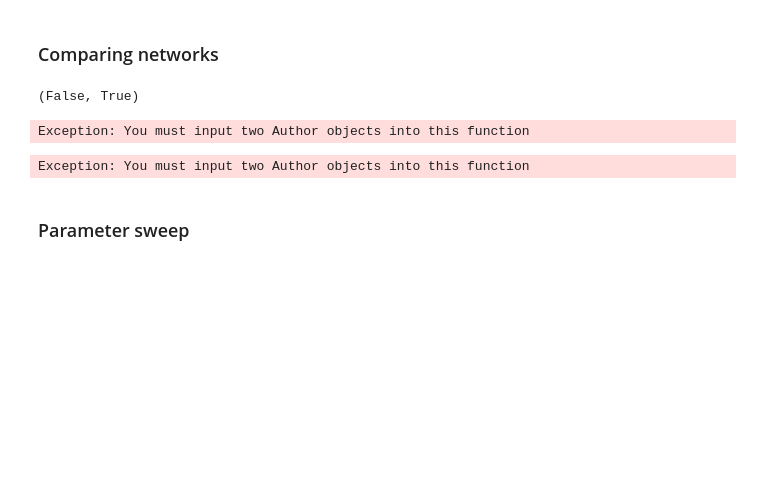
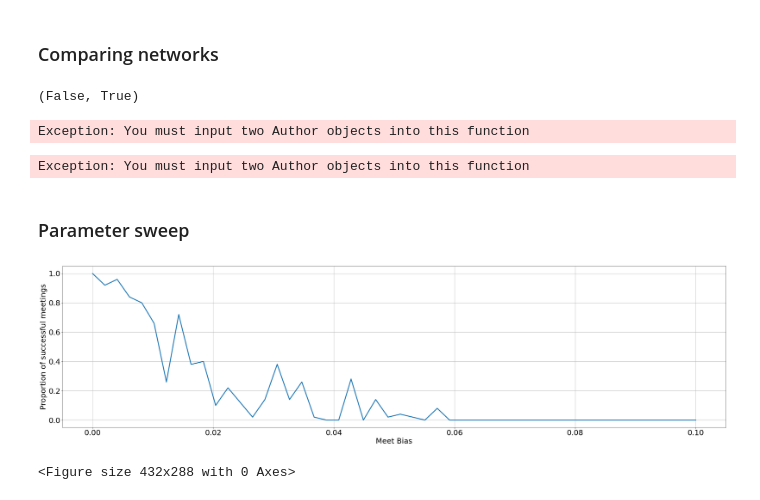
Before and after one commit to jastiso/modeling_citations, a Jupyter notebook: scripts/class_fn_test.ipynb, the cells around one changed output. Drawn from its saved outputs; the diff is of its cells as text; code cells hidden in the pictures; blank space fills up the shorter version.

Commit message:
finished testing for meet function

```diff
--- a/scripts/class_fn_test.ipynb
+++ b/scripts/class_fn_test.ipynb
@@ -851,17 +851,18 @@ Exception: You must input two Author objects into this function
 # %%
 # number of successful meetings with different meet biases
 nSim = 50
-meet_biases = np.linspace(0.,1.,50)
-n = 200
+meet_biases = np.linspace(0.,.1,50)
+n = 500
 
 def test_meetings(b,nSim,g,node_2_gender,n):
     props = np.zeros((nSim,1))
     a1 = Author(0.5,0.5,b,0.5)
     a1.init_network(g, node_2_gender, n)
     a2 = Author(0.5,0.5,0.5,0.5)
-    a2.init_network(g, node_2_gender, n)
     for j in range(nSim):
-        props[j,] = compare_nets(a1,a2)[0]
+        a2.init_network(g, node_2_gender, n)
+        x = compare_nets(a1,a2)
+        props[j,] = x[0]
     return sum(props)/nSim
 
 
@@ -872,10 +873,13 @@ meets = Parallel(n_jobs=4)(
 # %%
 plt.rcParams.update({'font.size': 25})
 plt.figure(figsize=(40,10))
-plt.plot(meet_biases, np.reshape(meets, (nSim, len(meet_biases))), linewidth=3.0)
+plt.plot(meet_biases, meets, linewidth=3.0)
 plt.ylabel('Proportion of successful meetings')
 plt.xlabel('Meet Bias')
 
 plt.grid(True)
 plt.show()
 plt.draw()
+# %% [output]
+[figure, added]
+<Figure size 432x288 with 0 Axes>
```
Also changed, not shown: parts of 6 cells of this notebook.
